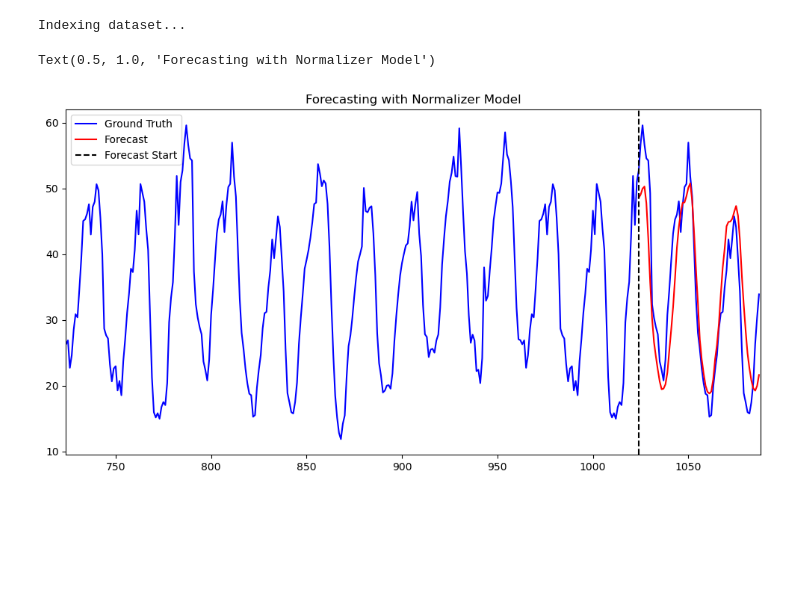
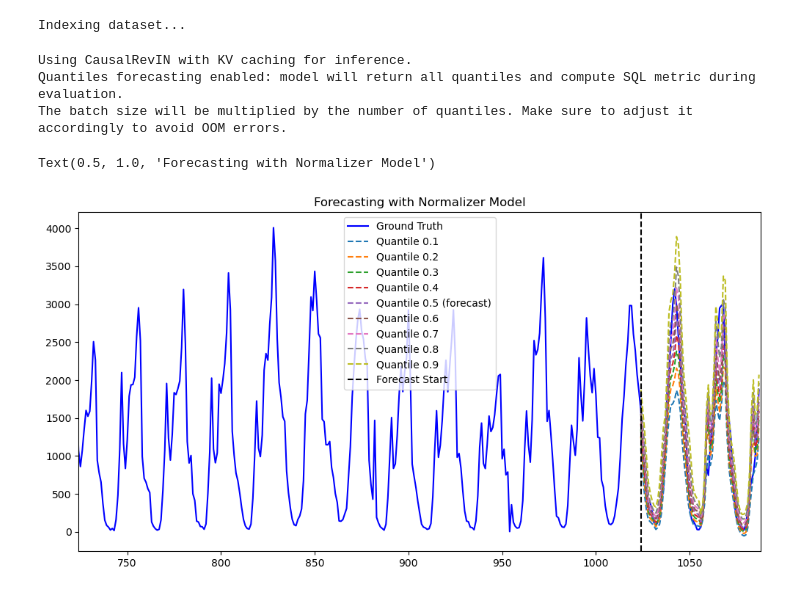
Before and after one commit to vilhess/normalizer, a Jupyter notebook: notebooks/inference.ipynb, the cells around one changed output. Saved outputs shown, nothing was run; the diff lists cells and outputs as text; code cells hidden in the pictures; blank space fills up the shorter version.

```diff
--- a/notebooks/inference.ipynb
+++ b/notebooks/inference.ipynb
@@ -12,9 +12,28 @@ from dataset import UTSDataset
 # %%
 @dataclass
 class NotebookConfig:
+
+  normalization_strategy: str = "CausalRevIN" # the normalization strategy to use (RevIN or CausalRevIN)
+  use_asinh: bool = True # whether to use asinh transformation in addition to the normalization strategy (should be True for CausalRevIN)
+  device: str = "cuda" if torch.cuda.is_available() else "cpu" # the device to run the model on (cuda or cpu)
+
   context_size: int = 1024 # the length of the context signal
   forecast_horizon: int = 64 # the length of the forecast horizon
   context_plot_limit: int = 300 # not show the whole context but last 'context_plot_limit' observations (just for visualization)
+  quantiles_forecasting: bool = True # whether to forecast quantiles in addition to the median
+  kv_cache_if_possible: bool = True # whether to use kv cache if the model supports it (should be True for CausalRevIN)
+
+  quantiles_dic: dict = field(default_factory=lambda: {
+    0: "0.1",
+    1: "0.2",
+    2: "0.3",
+    3: "0.4",
+    4: "0.5 (forecast)",
+    5: "0.6",
+    6: "0.7",
+    7: "0.8",
+    8: "0.9"
+    })
 
 config_nb = NotebookConfig()
 # %%
@@ -22,24 +41,41 @@ dataset = UTSDataset(input_len=config_nb.context_size, output_len=config_nb.fore
 # %% [output]
 Indexing dataset...
 # %%
-model = get_model(revin_strategy="CausalRevIN", use_asinh=True, device="cuda")
+model = get_model(revin_strategy=config_nb.normalization_strategy, use_asinh=config_nb.use_asinh,
+                  device=config_nb.device, kv_cache_if_possible=config_nb.kv_cache_if_possible, quantiles_forecasting=config_nb.quantiles_forecasting, seq_len=config_nb.context_size)
+# %% [output]
+Using CausalRevIN with KV caching for inference.
+Quantiles forecasting enabled: model will return all quantiles and compute SQL metric during evaluation.
+The batch size will be multiplied by the number of quantiles. Make sure to adjust it accordingly to avoid OOM errors.
 # %%
 idx = random.randint(0, len(dataset))
 context, target = dataset[idx]
 
 xx = torch.cat([context, target], dim=0)
 
-context_torch = context.unsqueeze(0).to("cuda")
-pred = model.forecast(context_torch, target_len=config_nb.forecast_horizon)
-pred = pred.squeeze(0).cpu().detach()
+context_torch = context.unsqueeze(0).to(config_nb.device)
+
+if config_nb.quantiles_forecasting:
+    pred_median, pred_quantiles = model.forecast(context_torch, target_len=config_nb.forecast_horizon)
+else:
+    pred = model.forecast(context_torch, target_len=config_nb.forecast_horizon).squeeze(0).cpu().detach()
+
+
 
 plt.figure(figsize=(12, 6))
 plt.plot(xx.numpy(), label="Ground Truth", color="blue")
-plt.plot(range(len(context), len(context) + len(pred)), pred.numpy(), label="Forecast", color="red")
+
+if config_nb.quantiles_forecasting:
+    for i in range(pred_quantiles.shape[-1]):
+        pred_q = pred_quantiles[:, :, i].squeeze(0).cpu().detach()
+        plt.plot(range(len(context), len(context) + len(pred_q)), pred_q.numpy(), label=f"Quantile {config_nb.quantiles_dic[i]}", linestyle="--")
+else:
+    plt.plot(range(len(context), len(context) + len(pred)), pred.numpy(), label="Forecast", color="red")
+
 plt.axvline(x=len(context), color="black", linestyle="--", label="Forecast Start")
 plt.xlim(max(0, len(context) - config_nb.context_plot_limit), len(context) + config_nb.forecast_horizon)
 plt.legend()
 plt.title("Forecasting with Normalizer Model")
 # %% [output]
 Text(0.5, 1.0, 'Forecasting with Normalizer Model')
-[figure, old version]
+[figure, new version]
```
Also changed, not shown: parts of 1 cell of this notebook, 9 other files.
